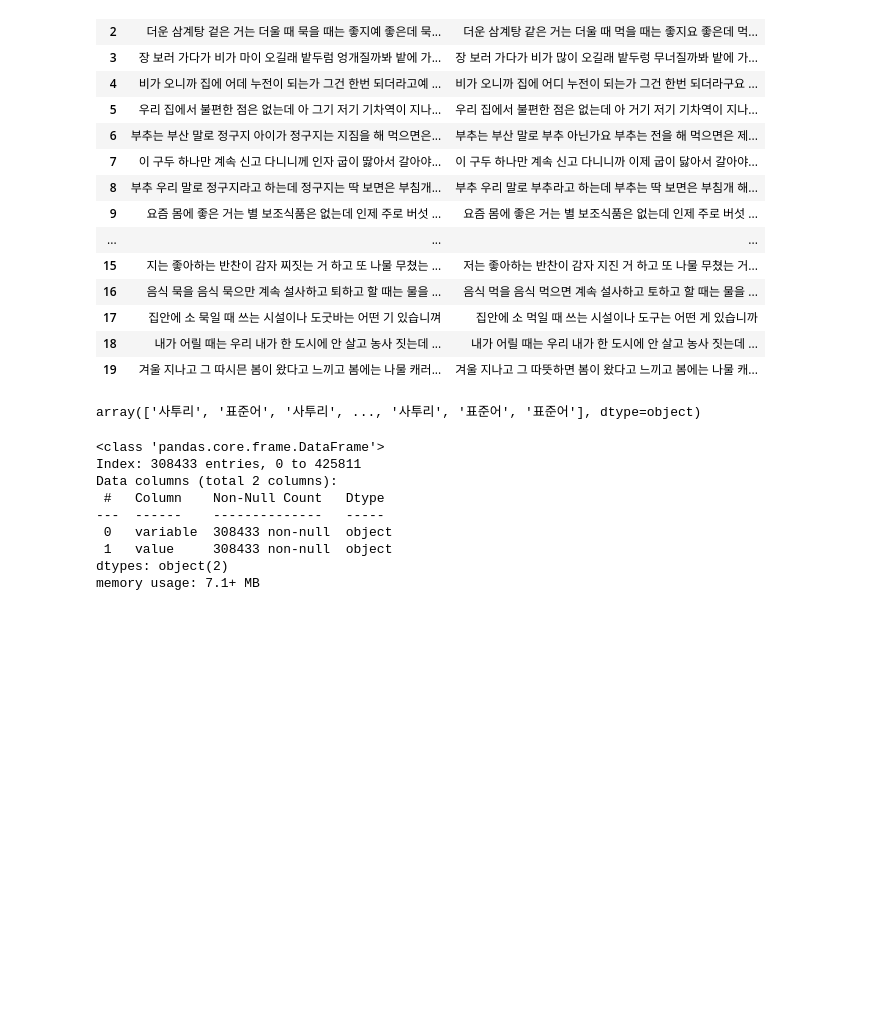
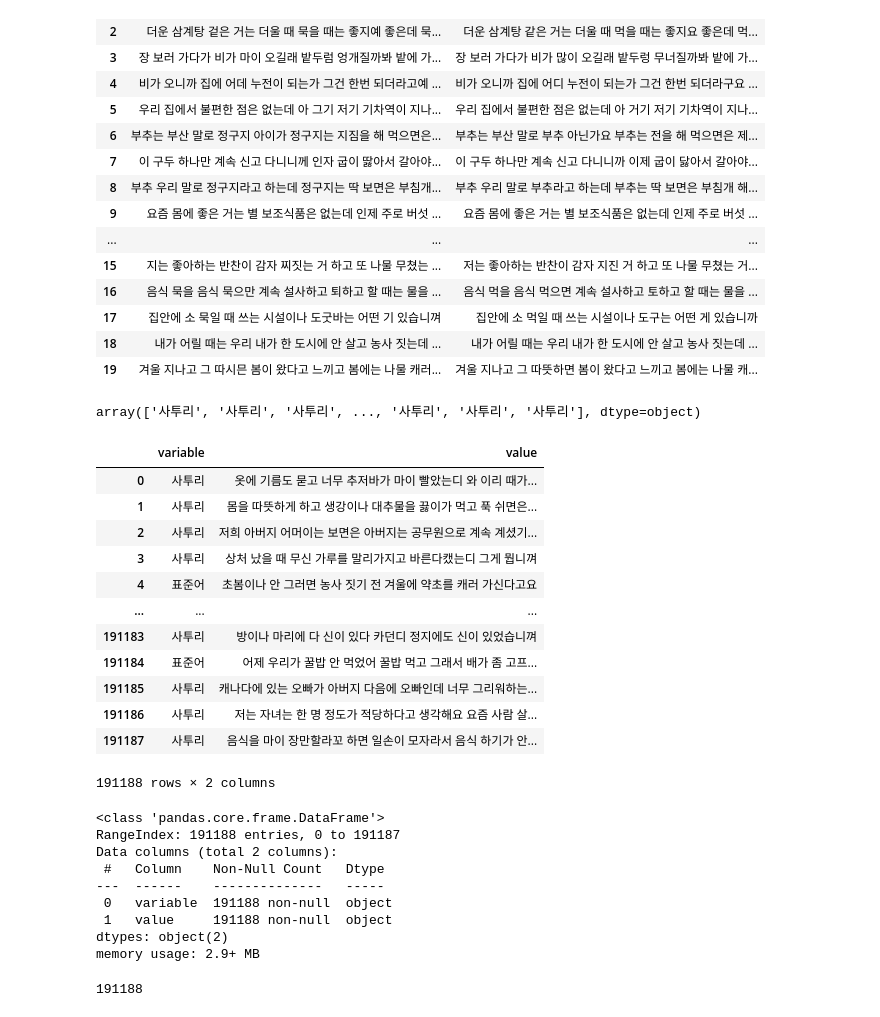
Before and after one commit to DongHyunKKK/KDT-5_NLPProject, a Jupyter notebook: PHJ/code.ipynb, the cells around one changed output. Saved outputs shown, nothing was run; the diff lists cells and outputs as text; code cells hidden in the pictures; blank space fills up the shorter version.

```diff
--- a/PHJ/code.ipynb
+++ b/PHJ/code.ipynb
@@ -14,5 +16,5 @@ DEVICE = torch.device('cuda' if torch.cuda.is_available() else 'cpu')
 # %%
-tkDF = pd.read_csv('../data/경상도.csv')
+tkDF = pd.read_csv('DATA/TABLES/경상도.csv')
 # %%
 tkDF.info()
 # %% [output]
@@ -49,13 +51,26 @@ tkDF.head(20)
 tkDF = pd.melt(tkDF)
 # %%
 tkDF = tkDF.sample(frac=1).reset_index(drop=True)
-# %%
-# 중복값 제거
-tkDF.drop_duplicates(inplace=True)
 # %%
 tkDF['variable'].values
 # %% [output]
-array(['사투리', '표준어', '사투리', ..., '사투리', '표준어', '표준어'], dtype=object)
+array(['사투리', '사투리', '사투리', ..., '사투리', '사투리', '사투리'], dtype=object)
+# %%
+tkDF
+# %% [output]
+|  | variable | value |
+| 0 | 사투리 | 옷에 기름도 묻고 너무 추저바가 마이 빨았는디 와 이리 때가... |
+| 1 | 사투리 | 몸을 따뜻하게 하고 생강이나 대추물을 끓이가 먹고 푹 쉬면은... |
+| 2 | 사투리 | 저희 아버지 어머이는 보면은 아버지는 공무원으로 계속 계셨기... |
+| 3 | 사투리 | 상처 났을 때 무신 가루를 말리가지고 바른다캤는디 그게 뭡니껴 |
+| 4 | 표준어 | 초봄이나 안 그러면 농사 짓기 전 겨울에 약초를 캐러 가신다고요 |
+| ... | ... | ... |
+| 191183 | 사투리 | 방이나 마리에 다 신이 있다 카던디 정지에도 신이 있었습니껴 |
+| 191184 | 표준어 | 어제 우리가 꿀밥 안 먹었어 꿀밥 먹고 그래서 배가 좀 고프... |
+| 191185 | 사투리 | 캐나다에 있는 오빠가 아버지 다음에 오빠인데 너무 그리워하는... |
+| 191186 | 사투리 | 저는 자녀는 한 명 정도가 적당하다고 생각해요 요즘 사람 살... |
+| 191187 | 사투리 | 음식을 마이 장만할라꼬 하면 일손이 모자라서 음식 하기가 안... |
+191188 rows × 2 columns
 # %%
 import string
 
@@ -64,12 +79,12 @@ tkDF['value'] = tkDF['value'].replace(r'[{}]'.format(string.punctuation), '', re
 tkDF.info()
 # %% [output]
 <class 'pandas.core.frame.DataFrame'>
-Index: 308433 entries, 0 to 425811
+RangeIndex: 191188 entries, 0 to 191187
 Data columns (total 2 columns):
  #   Column    Non-Null Count   Dtype
 ---  ------    --------------   -----
- 0   variable  308433 non-null  object
- 1   value     308433 non-null  object
+ 0   variable  191188 non-null  object
+ 1   value     191188 non-null  object
 dtypes: object(2)
-memory usage: 7.1+ MB
+memory usage: 2.9+ MB
 # %%
@@ -89,0 +102,5 @@ tkDS = dataset(tkDF)
+# %%
+tkDS = CustomDataset(tkDF.value,tkDF.variable)
+len(tkDS)
+# %% [output]
+191188
```
Also changed, not shown: parts of 21 cells of this notebook, 1 other file.
